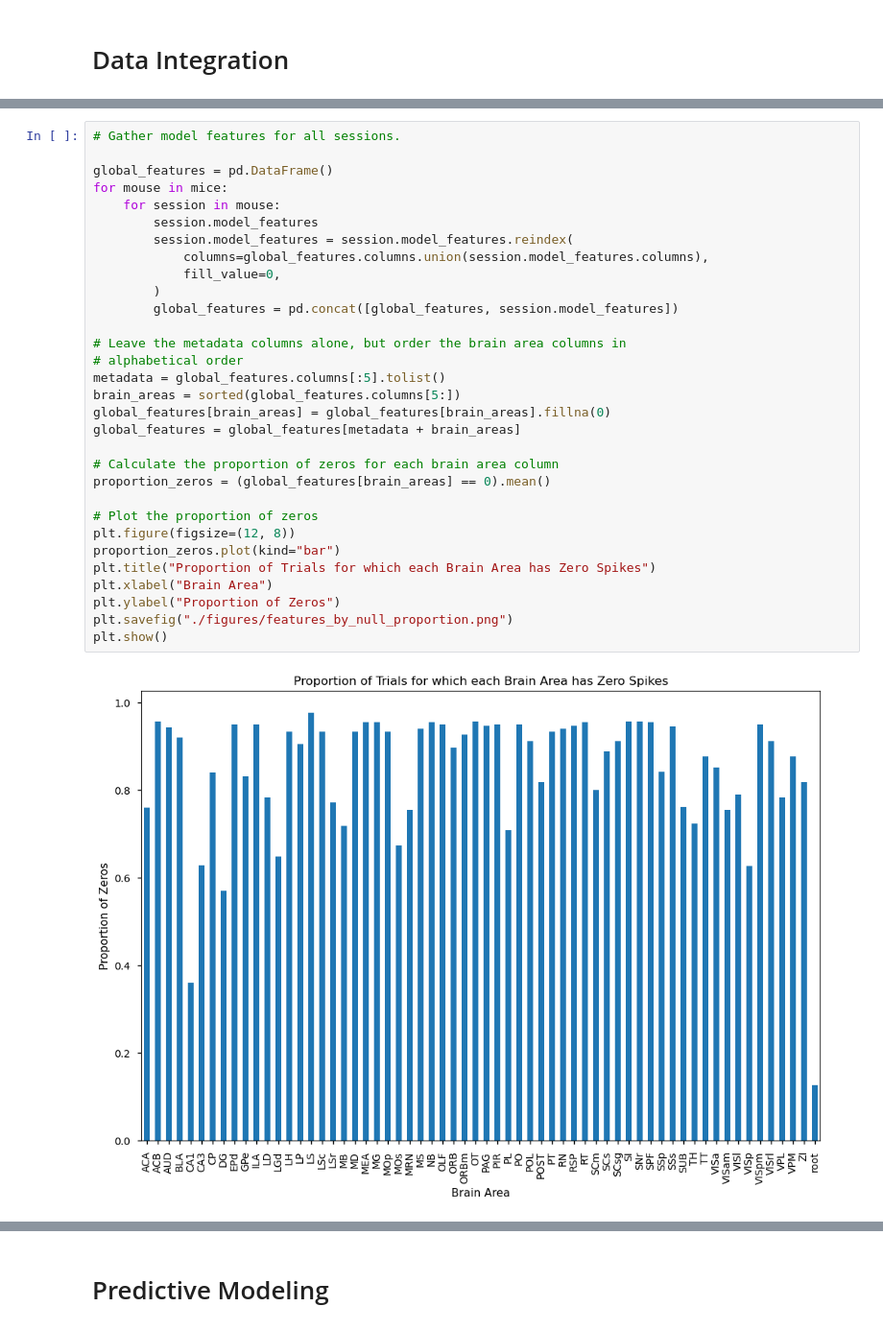
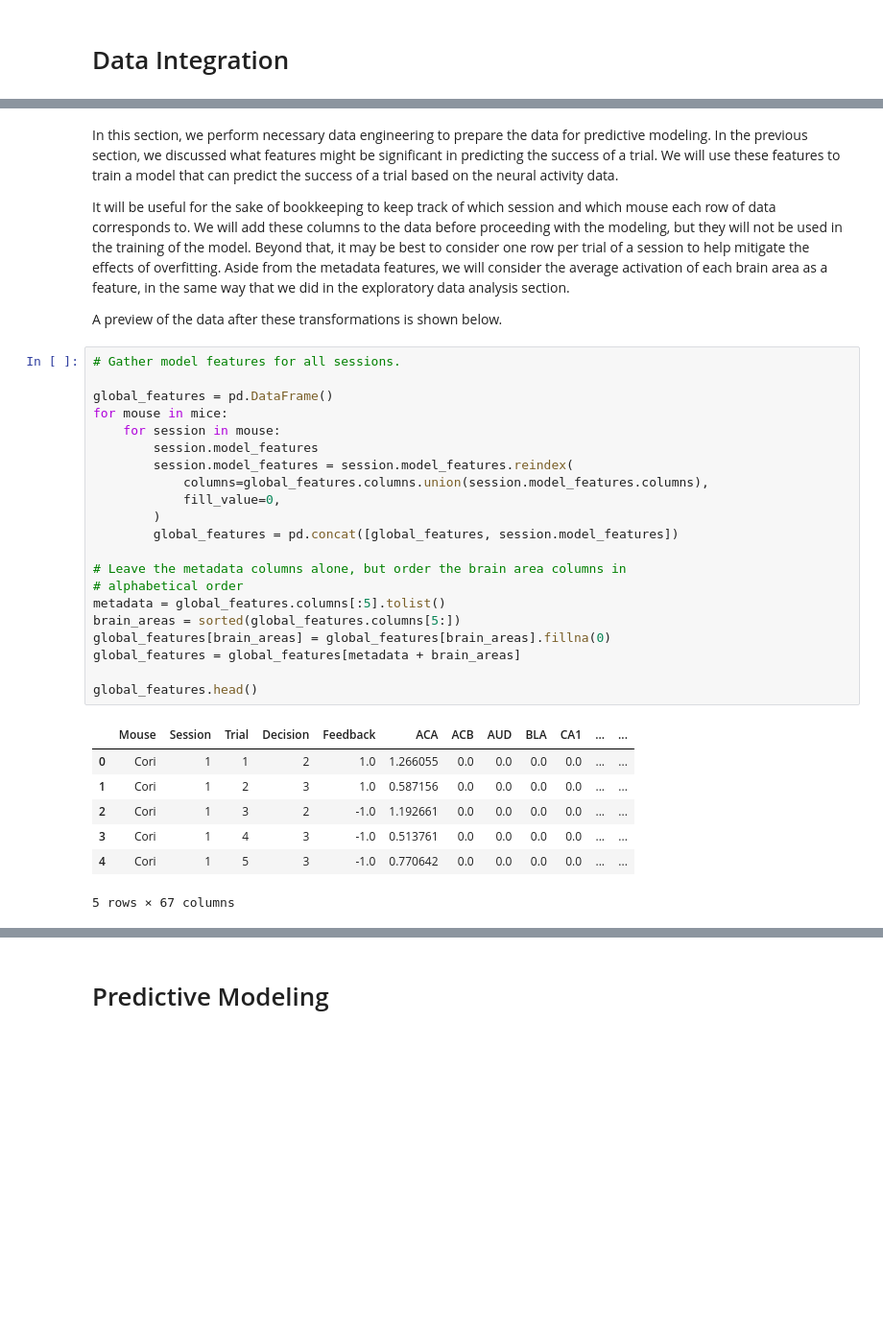
Before and after one commit to CodyVig/predictive-modeling-py, a Jupyter notebook: report.ipynb, the cells around one changed output, grey strips where cells are left out. Shown at 96% size. Cells and saved outputs as stored; diff of their text form; blank space fills up the shorter version.

Commit message:
Report Abstract, Introduction, Data Analysis, and Data Integration. (#4)

```diff
--- a/report.ipynb
+++ b/report.ipynb
@@ -233,33 +191,35 @@ Proin ac augue maximus, eleifend lectus eu, eleifend neque. Cras volutpat bibend
+# %% [markdown]
+In this section, we perform necessary data engineering to prepare the data for predictive modeling. In the previous section, we discussed what features might be significant in predicting the success of a trial. We will use these features to train a model that can predict the success of a trial based on the neural activity data.
+
+It will be useful for the sake of bookkeeping to keep track of which session and which mouse each row of data corresponds to. We will add these columns to the data before proceeding with the modeling, but they will not be used in the training of the model. Beyond that, it may be best to consider one row per trial of a session to help mitigate the effects of overfitting. Aside from the metadata features, we will consider the average activation of each brain area as a feature, in the same way that we did in the exploratory data analysis section.
+
+A preview of the data after these transformations is shown below.
 # %%
 # Gather model features for all sessions.
 
 global_features = pd.DataFrame()
 for mouse in mice:
     for session in mouse:
         session.model_features
         session.model_features = session.model_features.reindex(
             columns=global_features.columns.union(session.model_features.columns),
             fill_value=0,
         )
         global_features = pd.concat([global_features, session.model_features])
 
 # Leave the metadata columns alone, but order the brain area columns in
 # alphabetical order
 metadata = global_features.columns[:5].tolist()
 brain_areas = sorted(global_features.columns[5:])
 global_features[brain_areas] = global_features[brain_areas].fillna(0)
 global_features = global_features[metadata + brain_areas]
 
-# Calculate the proportion of zeros for each brain area column
-proportion_zeros = (global_features[brain_areas] == 0).mean()
-
-# Plot the proportion of zeros
-plt.figure(figsize=(12, 8))
-proportion_zeros.plot(kind="bar")
-plt.title("Proportion of Trials for which each Brain Area has Zero Spikes")
-plt.xlabel("Brain Area")
-plt.ylabel("Proportion of Zeros")
-plt.savefig("./figures/features_by_null_proportion.png")
-plt.show()
+global_features.head()
 # %% [output]
-[figure, removed]
+|  | Mouse | Session | Trial | Decision | Feedback | ACA | ACB | AUD | BLA | CA1 | ... | ... |
+| 0 | Cori | 1 | 1 | 2 | 1.0 | 1.266055 | 0.0 | 0.0 | 0.0 | 0.0 | ... | ... |
+| 1 | Cori | 1 | 2 | 3 | 1.0 | 0.587156 | 0.0 | 0.0 | 0.0 | 0.0 | ... | ... |
+| 2 | Cori | 1 | 3 | 2 | -1.0 | 1.192661 | 0.0 | 0.0 | 0.0 | 0.0 | ... | ... |
+| 3 | Cori | 1 | 4 | 3 | -1.0 | 0.513761 | 0.0 | 0.0 | 0.0 | 0.0 | ... | ... |
+| 4 | Cori | 1 | 5 | 3 | -1.0 | 0.770642 | 0.0 | 0.0 | 0.0 | 0.0 | ... | ... |
+5 rows × 67 columns
```
Also changed, not shown: parts of 25 cells of this notebook, 1 other file.
